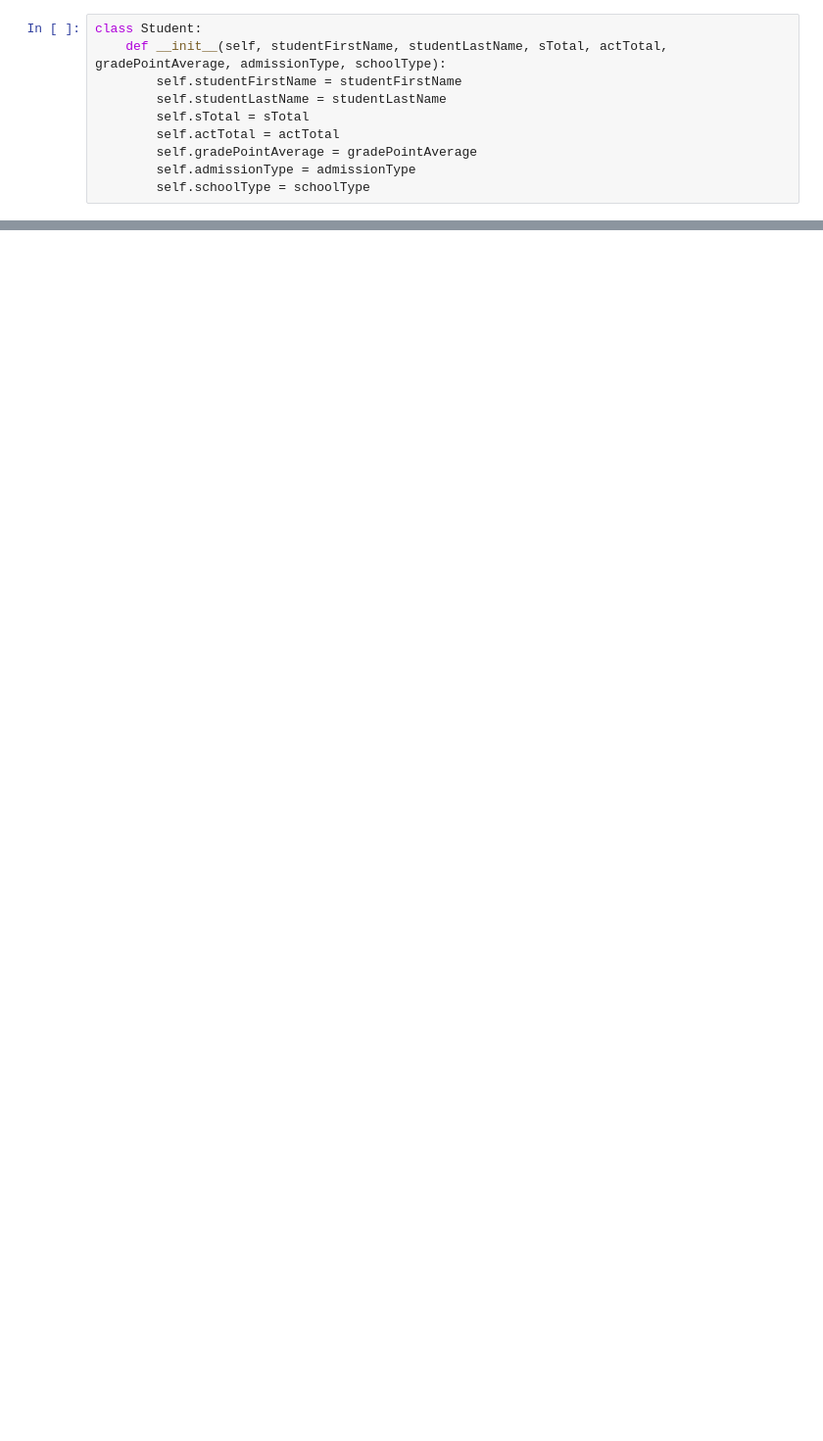
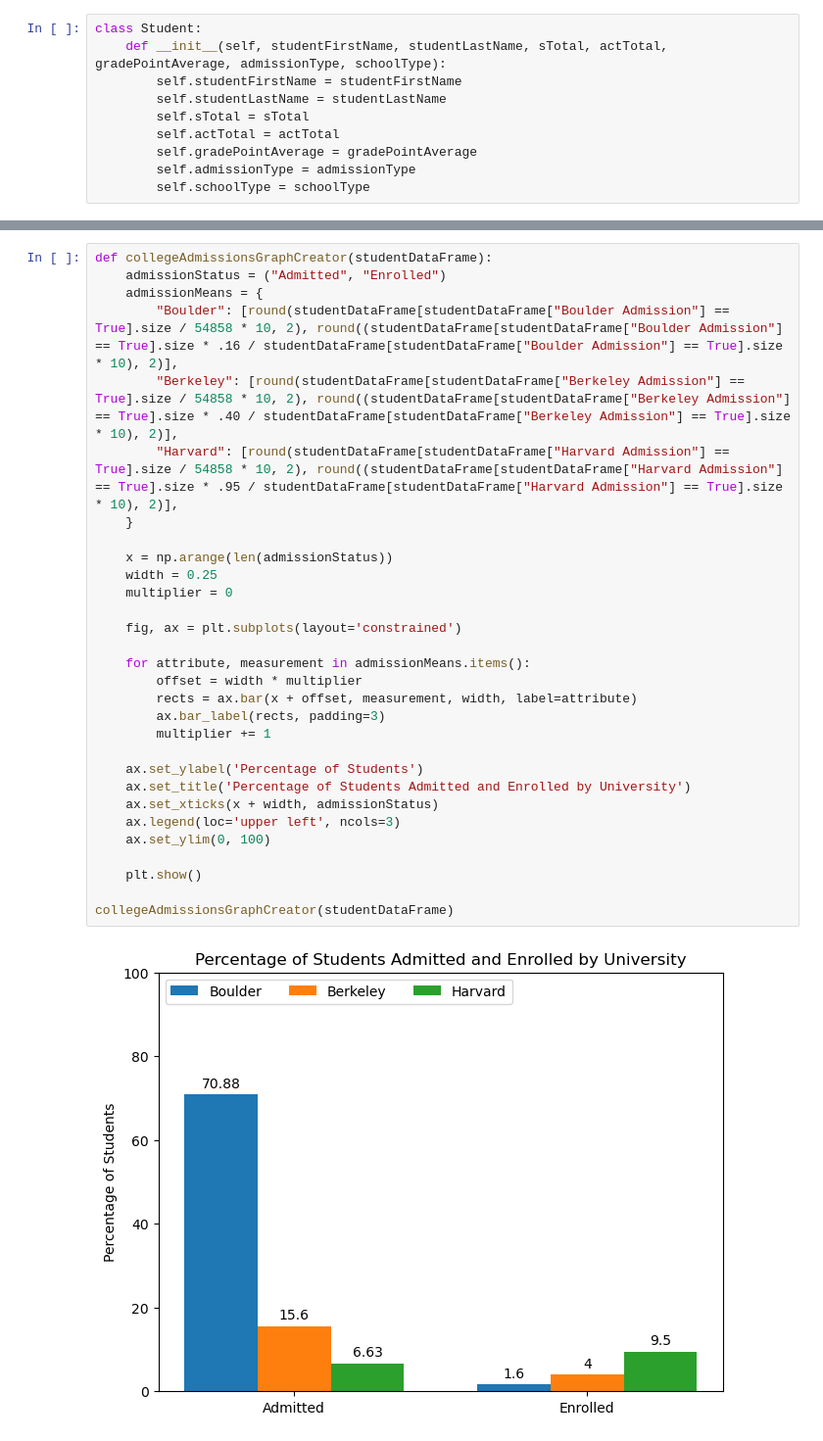
Before and after one commit to swsieron/BAIM3220, a Jupyter notebook: Midterm Project Files/CollegeAdmissionsAnalysisProject.ipynb, the cells around one changed output, grey strips where cells are left out. Shown at 98% size. Saved outputs shown, nothing was run; the diff lists cells and outputs as text; blank space fills up the shorter version.

```diff
--- a/Midterm Project Files/CollegeAdmissionsAnalysisProject.ipynb
+++ b/Midterm Project Files/CollegeAdmissionsAnalysisProject.ipynb
@@ -263,0 +372,32 @@ main()
+# %%
+def collegeAdmissionsGraphCreator(studentDataFrame):
+    admissionStatus = ("Admitted", "Enrolled")
+    admissionMeans = {
+        "Boulder": [round(studentDataFrame[studentDataFrame["Boulder Admission"] == True].size / 54858 * 10, 2), round((studentDataFrame[studentDataFrame["Boulder Admission"] == True].size * .16 / studentDataFrame[studentDataFrame["Boulder Admission"] == True].size * 10), 2)],
+        "Berkeley": [round(studentDataFrame[studentDataFrame["Berkeley Admission"] == True].size / 54858 * 10, 2), round((studentDataFrame[studentDataFrame["Berkeley Admission"] == True].size * .40 / studentDataFrame[studentDataFrame["Berkeley Admission"] == True].size * 10), 2)],
+        "Harvard": [round(studentDataFrame[studentDataFrame["Harvard Admission"] == True].size / 54858 * 10, 2), round((studentDataFrame[studentDataFrame["Harvard Admission"] == True].size * .95 / studentDataFrame[studentDataFrame["Harvard Admission"] == True].size * 10), 2)],
+    }
+
+    x = np.arange(len(admissionStatus))
+    width = 0.25
+    multiplier = 0
+
+    fig, ax = plt.subplots(layout='constrained')
+
+    for attribute, measurement in admissionMeans.items():
+        offset = width * multiplier
+        rects = ax.bar(x + offset, measurement, width, label=attribute)
+        ax.bar_label(rects, padding=3)
+        multiplier += 1
+
+    ax.set_ylabel('Percentage of Students')
+    ax.set_title('Percentage of Students Admitted and Enrolled by University')
+    ax.set_xticks(x + width, admissionStatus)
+    ax.legend(loc='upper left', ncols=3)
+    ax.set_ylim(0, 100)
+
+    plt.show()
+
+collegeAdmissionsGraphCreator(studentDataFrame)
+# %% [output]
+[figure, added]
```
Also changed, not shown: parts of 29 cells of this notebook.
